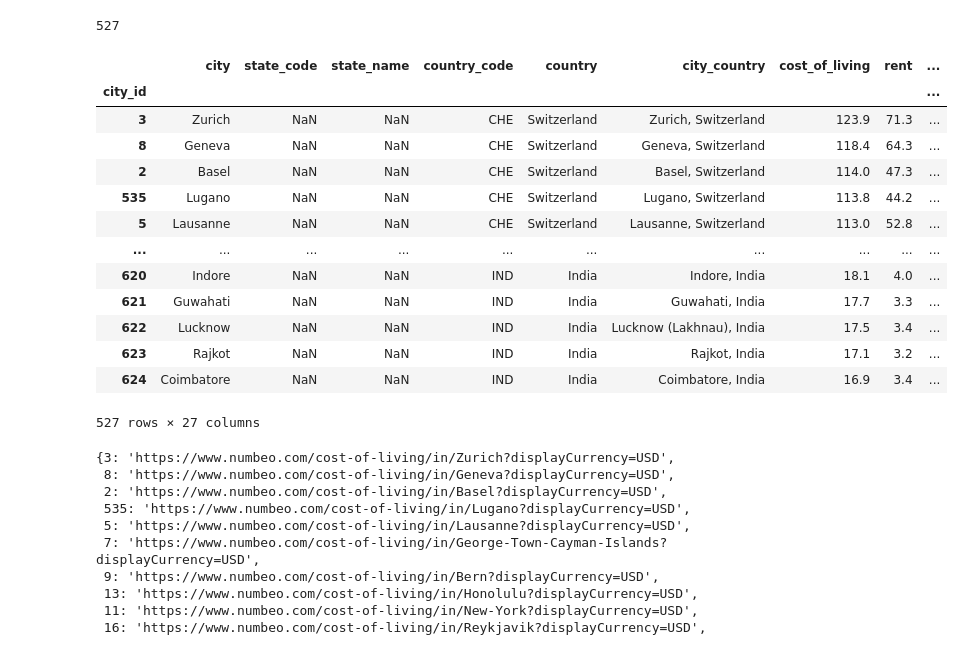
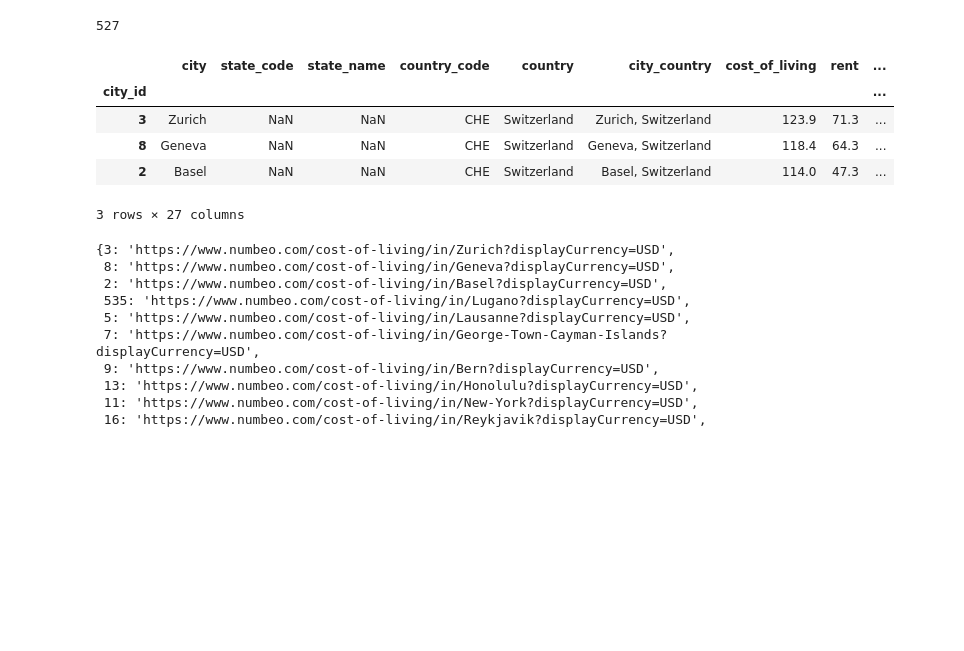
Before and after one commit to denis-k2/relohelper-data, a Jupyter notebook: post_audit.ipynb, the cells around one changed output. Drawn from its saved outputs; the diff is of its cells as text; code cells hidden in the pictures; blank space fills up the shorter version.

```diff
--- a/test.ipynb
+++ b/post_audit.ipynb
@@ -14,22 +14,14 @@ len(df)
 # %% [output]
 527
 # %%
-df
+df.head(3)
 # %% [output]
 |  | city | state_code | state_name | country_code | country | city_country | cost_of_living | rent | ... |
 | city_id |  |  |  |  |  |  |  |  | ... |
 | 3 | Zurich | NaN | NaN | CHE | Switzerland | Zurich, Switzerland | 123.9 | 71.3 | ... |
 | 8 | Geneva | NaN | NaN | CHE | Switzerland | Geneva, Switzerland | 118.4 | 64.3 | ... |
 | 2 | Basel | NaN | NaN | CHE | Switzerland | Basel, Switzerland | 114.0 | 47.3 | ... |
-| 535 | Lugano | NaN | NaN | CHE | Switzerland | Lugano, Switzerland | 113.8 | 44.2 | ... |
-| 5 | Lausanne | NaN | NaN | CHE | Switzerland | Lausanne, Switzerland | 113.0 | 52.8 | ... |
-| ... | ... | ... | ... | ... | ... | ... | ... | ... | ... |
-| 620 | Indore | NaN | NaN | IND | India | Indore, India | 18.1 | 4.0 | ... |
-| 621 | Guwahati | NaN | NaN | IND | India | Guwahati, India | 17.7 | 3.3 | ... |
-| 622 | Lucknow | NaN | NaN | IND | India | Lucknow (Lakhnau), India | 17.5 | 3.4 | ... |
-| 623 | Rajkot | NaN | NaN | IND | India | Rajkot, India | 17.1 | 3.2 | ... |
-| 624 | Coimbatore | NaN | NaN | IND | India | Coimbatore, India | 16.9 | 3.4 | ... |
-527 rows × 27 columns
+3 rows × 27 columns
 # %%
 df.loc[:, "link"].to_dict()
 # %% [output]
```
Also changed, not shown: parts of 2 cells of this notebook.
